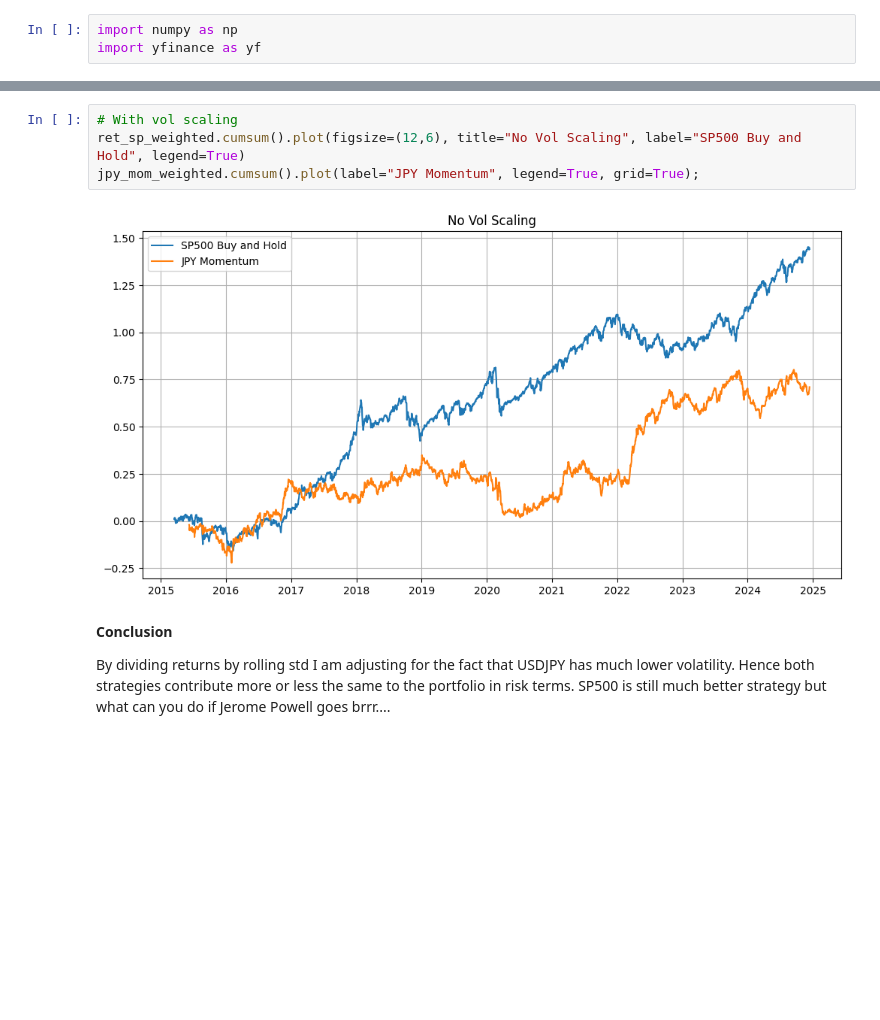
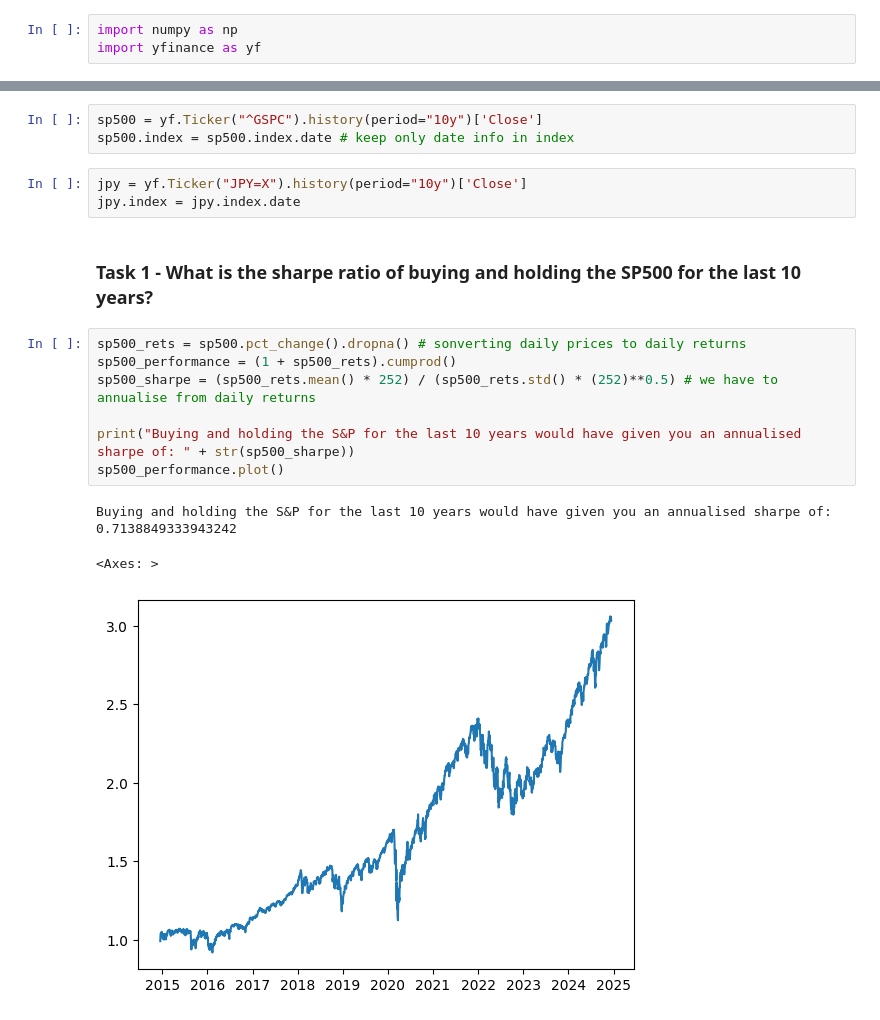
Before and after one commit to tristan-farran/NovExercises, a Jupyter notebook: interviews-cieplp/002 | Quant.ipynb, the cells around one changed output, grey strips where cells are left out. Saved outputs shown, nothing was run; the diff lists cells and outputs as text; blank space fills up the shorter version.

```diff
--- a/interviews-cieplp/002 | Quant.ipynb
+++ b/interviews-cieplp/002 | Quant.ipynb
@@ -123,10 +4,19 @@ jpy_mom_returns.cumsum().plot(label="JPY Momentum", legend=True, grid=True)
-# %%
-# With vol scaling
-ret_sp_weighted.cumsum().plot(figsize=(12,6), title="No Vol Scaling", label="SP500 Buy and Hold", legend=True)
-jpy_mom_weighted.cumsum().plot(label="JPY Momentum", legend=True, grid=True);
-# %% [output]
-[figure, removed]
-# %% [markdown]
-**Conclusion**
-
-By dividing returns by rolling std I am adjusting for the fact that USDJPY has much lower volatility. Hence both strategies contribute more or less the same to the portfolio in risk terms. SP500 is still much better strategy but what can you do if Jerome Powell goes brrr....
+# %%
+sp500 = yf.Ticker("^GSPC").history(period="10y")['Close']
+sp500.index = sp500.index.date # keep only date info in index
+# %%
+jpy = yf.Ticker("JPY=X").history(period="10y")['Close']
+jpy.index = jpy.index.date
+# %% [markdown]
+### Task 1 - What is the sharpe ratio of buying and holding the SP500 for the last 10 years?
+# %%
+sp500_rets = sp500.pct_change().dropna() # sonverting daily prices to daily returns
+sp500_performance = (1 + sp500_rets).cumprod()
+sp500_sharpe = (sp500_rets.mean() * 252) / (sp500_rets.std() * (252)**0.5) # we have to annualise from daily returns
+
+print("Buying and holding the S&P for the last 10 years would have given you an annualised sharpe of: " + str(sp500_sharpe))
+sp500_performance.plot()
+# %% [output]
+Buying and holding the S&P for the last 10 years would have given you an annualised sharpe of: 0.7138849333943242
+<Axes: >
+[figure, added]
```
Also changed, not shown: parts of 34 cells of this notebook, 2 other files.
